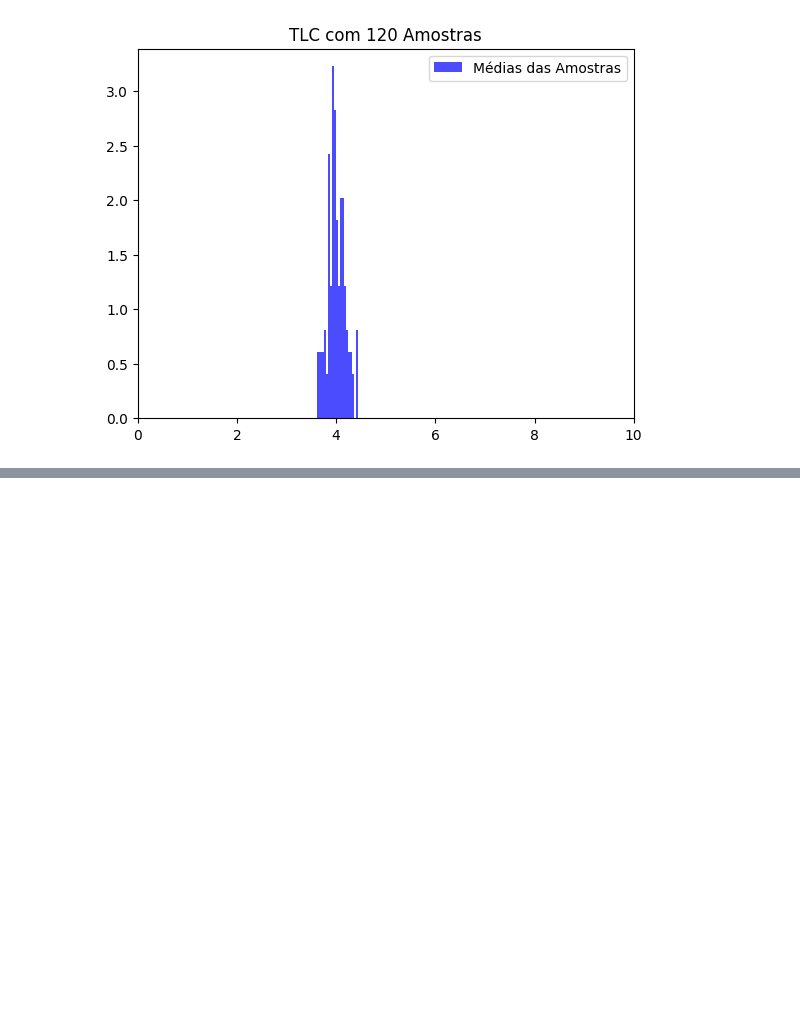
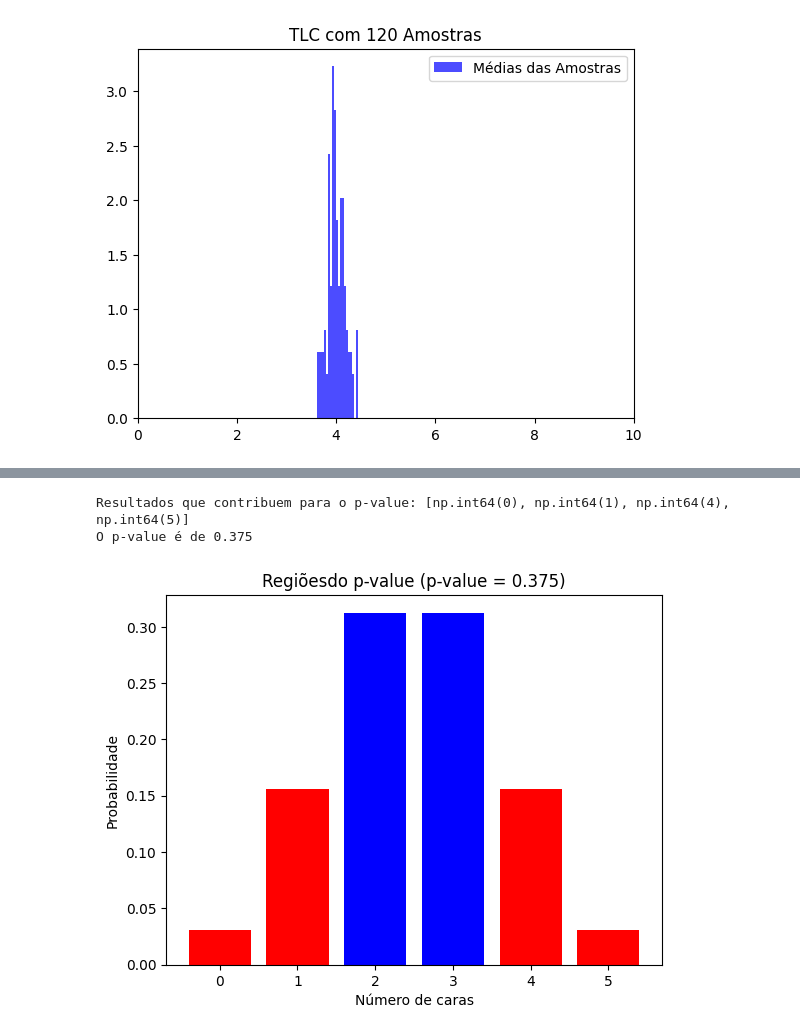
Before and after one commit to PauloLucena2022/Atividade-01---LLM-e-Estat-stica, a Jupyter notebook: Colab Notebook/Atividade_1.ipynb, the cells around one changed output, grey strips where cells are left out. Cells and saved outputs as stored; diff of their text form; code cells hidden in the pictures; blank space fills up the shorter version.

```diff
--- a/Colab Notebook/Atividade_1.ipynb
+++ b/Colab Notebook/Atividade_1.ipynb
@@ -475,0 +625,28 @@ plt.show()
+# %%
+# Partes 4 e 5: Calcular probabilidade de eventos igualmente ou mais raros
+resultados_p_value = []
+p_value = 0
+
+for coroa in x:
+  probabilidade_coroa = probabilidades_totais[coroa]
+
+  if probabilidade_coroa <= probabilidade_observada or np.isclose(probabilidade_coroa, probabilidade_observada):
+    p_value += probabilidade_coroa
+    resultados_p_value.append(coroa)
+
+print(f'Resultados que contribuem para o p-value: {resultados_p_value}')
+print(f'O p-value é de {p_value:.3f}')
+
+cores = ['blue'] * (n + 1)
+for coroa in resultados_p_value:
+  cores[coroa] = 'red'
+
+plt.bar(x,probabilidades_totais, color = cores)
+plt.title(f'Regiõesdo p-value (p-value = {p_value:.3f})')
+plt.xlabel('Número de caras')
+plt.ylabel('Probabilidade')
+plt.show()
+# %% [output]
+Resultados que contribuem para o p-value: [np.int64(0), np.int64(1), np.int64(4), np.int64(5)]
+O p-value é de 0.375
+[figure, added]
```
Also changed, not shown: parts of 18 cells of this notebook.
